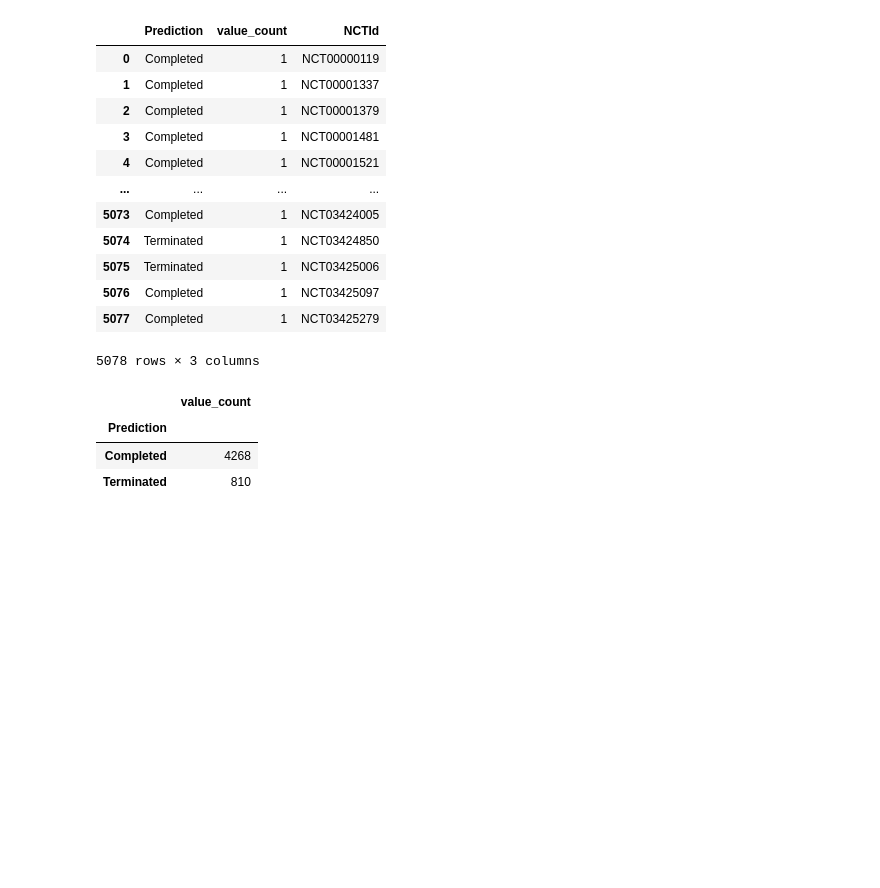
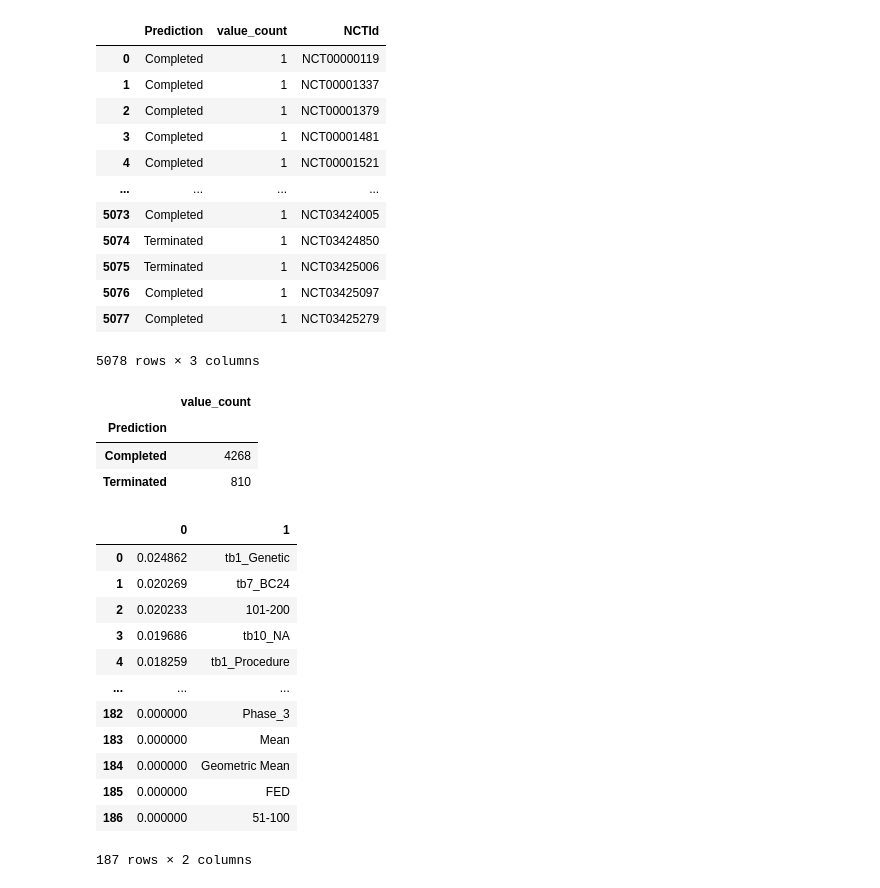
Before and after one commit to sigkarmoil/Clinical_Trial_Machine_Learning, a Jupyter notebook: Codes/ML-vivi/multivariate_regression/Random Forest-viv.ipynb, the cells around one changed output. Saved outputs shown, nothing was run; the diff lists cells and outputs as text; code cells hidden in the pictures; blank space fills up the shorter version.

```diff
--- a/Codes/ML-vivi/multivariate_regression/Random Forest-viv.ipynb
+++ b/Codes/ML-vivi/multivariate_regression/Random Forest-viv.ipynb
@@ -341,3 +342,22 @@ other_result.groupby("Prediction").sum()
 | Prediction |  |
 | Completed | 4268 |
 | Terminated | 810 |
+# %%
+feature_df = pd.DataFrame(sorted(zip(model.feature_importances_, X.columns.tolist()[1:]), reverse=True))
+# %%
+feature_df.to_csv('RandomForest_feature.csv')
+feature_df
+# %% [output]
+|  | 0 | 1 |
+| 0 | 0.024862 | tb1_Genetic |
+| 1 | 0.020269 | tb7_BC24 |
+| 2 | 0.020233 | 101-200 |
+| 3 | 0.019686 | tb10_NA |
+| 4 | 0.018259 | tb1_Procedure |
+| ... | ... | ... |
+| 182 | 0.000000 | Phase_3 |
+| 183 | 0.000000 | Mean |
+| 184 | 0.000000 | Geometric Mean |
+| 185 | 0.000000 | FED |
+| 186 | 0.000000 | 51-100 |
+187 rows × 2 columns
```
Also changed, not shown: parts of 2 cells of this notebook, 15 other files.
